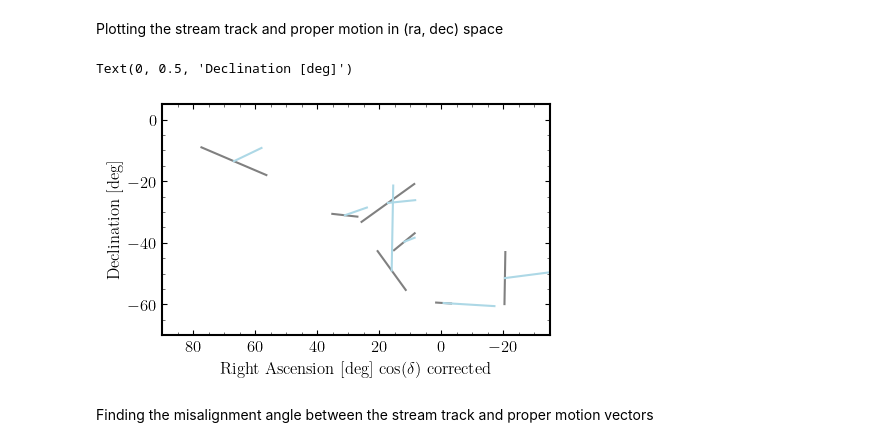
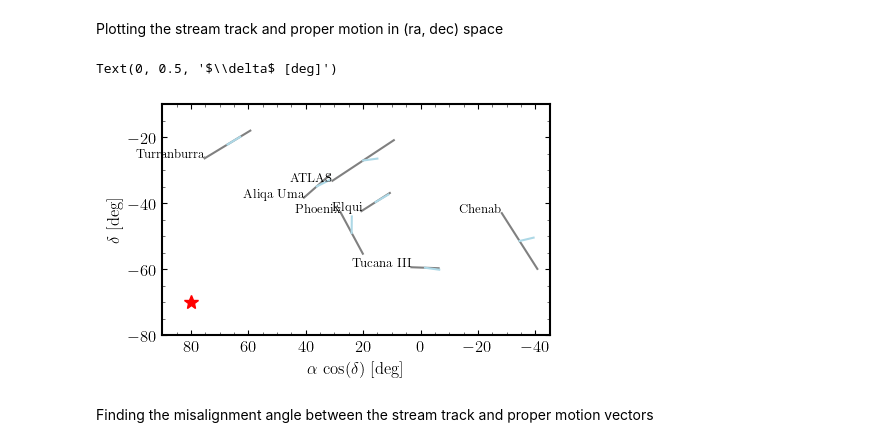
Before and after one commit to dc-broo3/oceanus, a Jupyter notebook: analysis/DES-stream-data.ipynb, the cells around one changed output. Cells and saved outputs as stored; diff of their text form; code cells hidden in the pictures.

```diff
--- a/analysis/DES-stream-data.ipynb
+++ b/analysis/DES-stream-data.ipynb
@@ -298,16 +195,17 @@ Getting the endpoints accounting for $\cos(\delta)$ factor and getting the norml
 # %%
 start_ra = [np.array(df['endpoints_start_radec'])[i][0] for i in range(len(np.array(df['endpoints_start_radec']))) ]
 start_dec = [np.array(df['endpoints_start_radec'])[i][1] for i in range(len(np.array(df['endpoints_start_radec']))) ]
-cos_start_dec = np.cos(np.array(start_dec) * np.pi/180)
-start_radec = np.vstack((start_ra * cos_start_dec, start_dec) ).T
-
-end_ra = [np.array(df['endpoints_end_radec'])[i][0] for i in range(len(np.array(df['endpoints_end_radec']))) ]
-end_dec = [np.array(df['endpoints_end_radec'])[i][1] for i in range(len(np.array(df['endpoints_end_radec']))) ]
-cos_end_dec = np.cos(np.array(end_dec) * np.pi/180)
-end_radec = np.vstack((end_ra * cos_end_dec, end_dec) ).T
+# cos_start_dec = np.cos(np.array(start_dec) * np.pi/180)
+start_radec = np.vstack((start_ra , start_dec) ).T
+# %%
+end_ra = [np.array(df['endpoints_end_radec'])[i][0] for i in range(len(np.array(df['endpoints_end_radec']))) ]
+end_dec = [np.array(df['endpoints_end_radec'])[i][1] for i in range(len(np.array(df['endpoints_end_radec']))) ]
+# cos_end_dec = np.cos(np.array(end_dec) * np.pi/180)
+end_radec = np.vstack((end_ra , end_dec) ).T
 # %%
-av_ra = (start_ra*cos_start_dec + end_ra*cos_end_dec) * u.deg /2
+av_ra = (np.array(start_ra) + np.array(end_ra)) * u.deg /2
 av_dec = (np.array(start_dec) + np.array(end_dec)) * u.deg /2
+cos_av_dec = np.cos(np.array(av_dec) * np.pi/180)
 av_radec = np.vstack((av_ra, av_dec) ).T
 # %%
 track_vec_radec = (end_radec - start_radec) * u.deg
@@ -319,32 +217,38 @@ track_vec_radec_norm_err = track_vec_radec_mag * track_err
 # %% [markdown]
 Getting the normlaised proper motion vector
 # %%
-# pm_vec_radec = np.vstack((np.array(df['mu_alpha_cos_delta']) , np.array(df['mu_delta']) ) ).T * (u.mas / u.yr)
-pm_vec_radec = np.vstack((np.array(df['mu_delta']), np.array(df['mu_alpha_cos_delta']) ) ).T * (u.mas / u.yr)
+# pm_vec_radec = np.vstack((np.array(df['mu_alpha_cos_delta']) / cos_av_dec,
+#                           np.array(df['mu_delta']) ) ).T * (u.mas / u.yr)
+pm_vec_radec = np.vstack((np.array(df['mu_delta']) ,
+                        np.array(df['mu_alpha_cos_delta']) / cos_av_dec)).T * (u.mas / u.yr)
 pm_vec_radec_mag =  np.linalg.norm(pm_vec_radec, axis=1)[:,np.newaxis]
 pm_vec_radec_norm = pm_vec_radec / pm_vec_radec_mag
 
-pm_vec_radec_err = np.vstack((np.array(df['mu_alpha_cos_delta_error']), np.array(df['mu_delta_error']) ) ).T * (u.mas / u.yr)
+pm_vec_radec_err = np.vstack((np.array(df['mu_alpha_cos_delta_error']) / cos_av_dec,
+                              np.array(df['mu_delta_error']) ) ).T * (u.mas / u.yr)
 pm_vec_radec_norm_err = pm_vec_radec_mag * pm_vec_radec_err
 # %% [markdown]
 Plotting the stream track and proper motion in (ra, dec) space
 # %%
 plt.figure(figsize=(5,3))
 
-for p1, p2 in zip(start_radec, end_radec):
+for (p1, p2), stream in zip(zip(start_radec, end_radec), streams):
     plt.plot([p1[0], p2[0]], [p1[1], p2[1]], 'gray')
+    plt.text(p2[0] , p2[1]  , stream , fontsize=9, ha='right')
 
-for p1, p2 in zip(av_radec.value, av_radec.value + 10*pm_vec_radec.value):
+for p1, p2 in zip(av_radec.value, av_radec.value + 5*pm_vec_radec_norm.value):
     plt.plot([p1[0], p2[0]], [p1[1], p2[1]], 'lightblue')
 
-plt.ylim(-70,5)
-plt.xlim(90, -35)
+plt.plot(80, -70, marker='*', c='r', ms=10)
 
-plt.xlabel(r'Right Ascension [deg] $\cos(\delta)$ corrected')
-plt.ylabel('Declination [deg]')
+plt.ylim(-80,-10)
+plt.xlim(90, -45)
+
+plt.xlabel(r'$\alpha \, \cos(\delta)$ [deg]')
+plt.ylabel('$\delta$ [deg]')
 # %% [output]
-Text(0, 0.5, 'Declination [deg]')
+Text(0, 0.5, '$\\delta$ [deg]')
-[figure, old version]
+[figure, new version]
 # %% [markdown]
 Finding the misalignment angle between the stream track and proper motion vectors
 # %%
```
Also changed, not shown: parts of 7 cells of this notebook.
